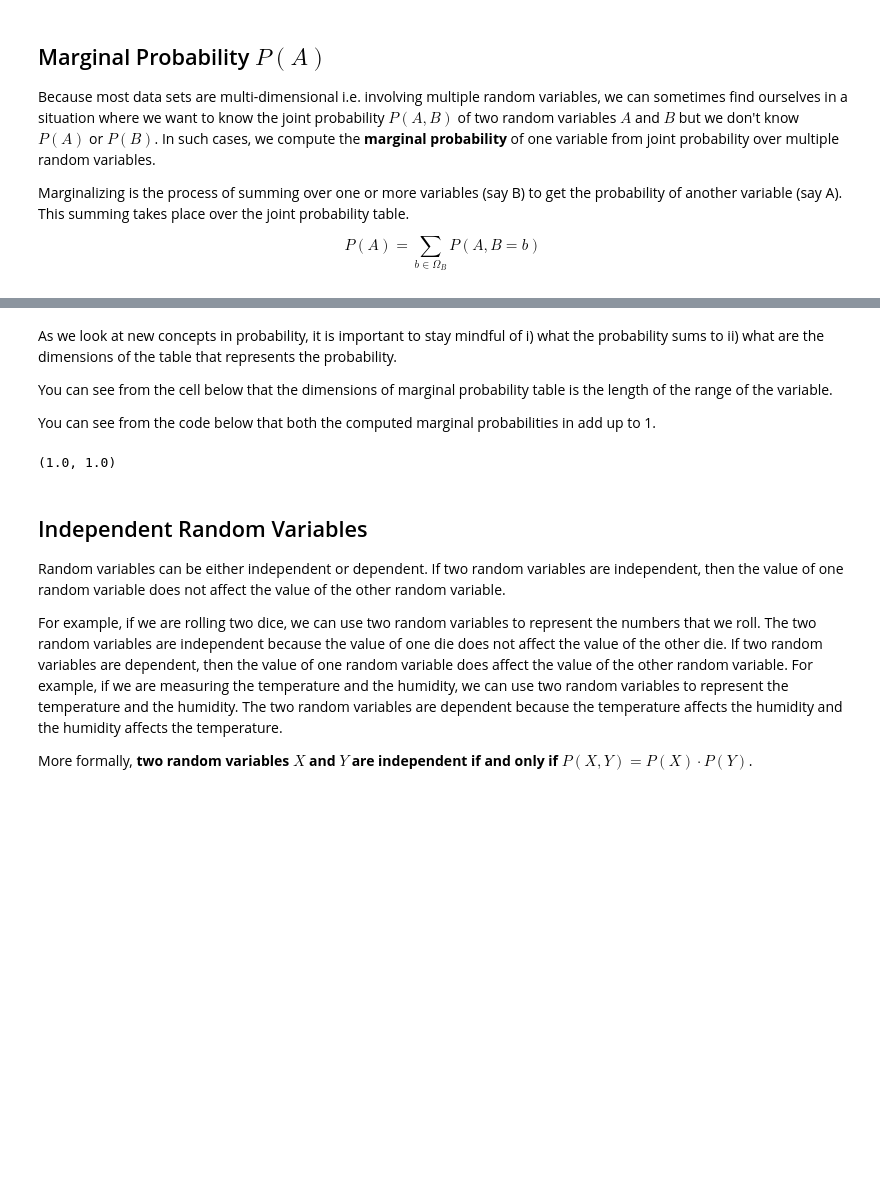
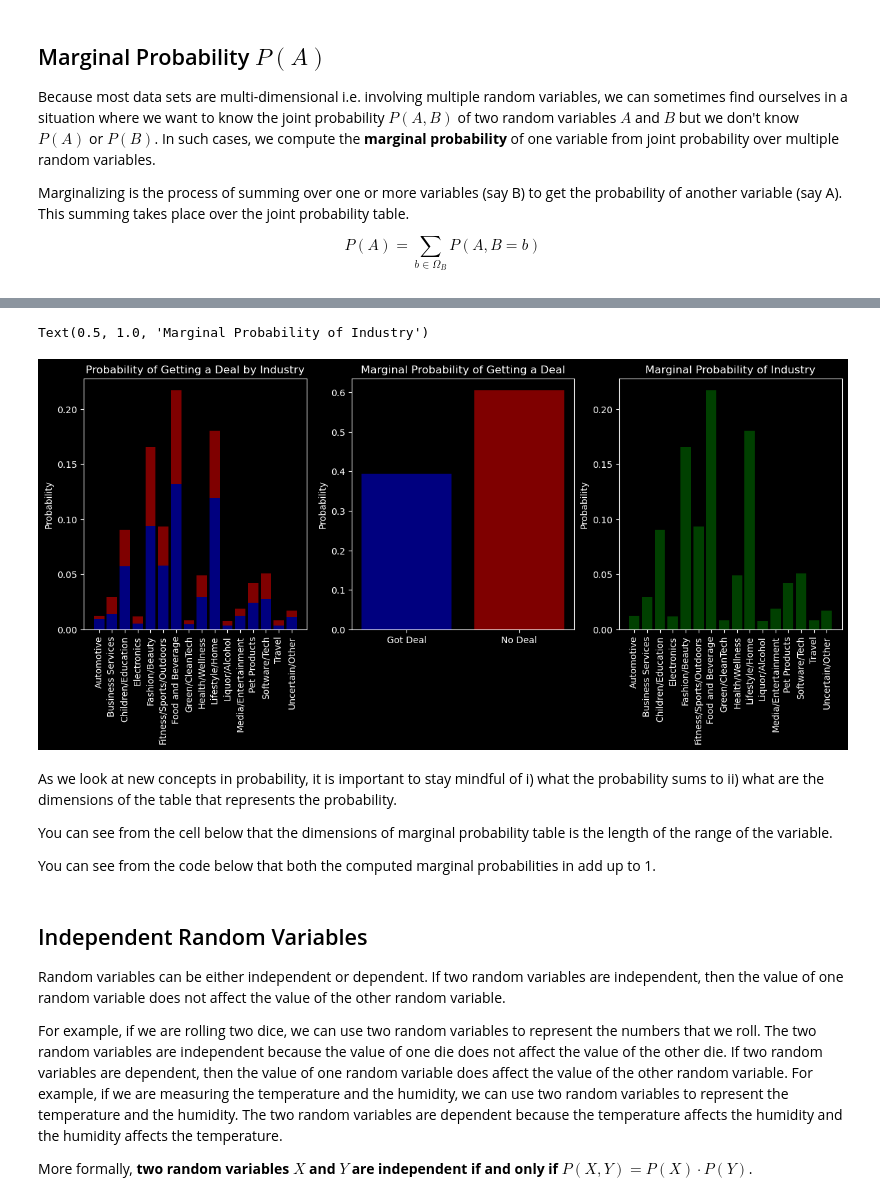
Before and after one commit to fahadsultan/csc272, a Jupyter notebook: probability/joint_prob.ipynb, the cells around one changed output, grey strips where cells are left out. Drawn from its saved outputs; the diff is of its cells as text; code cells hidden in the pictures; blank space fills up the shorter version.

```diff
--- a/probability/joint_prob.ipynb
+++ b/probability/joint_prob.ipynb
@@ -172,13 +204,35 @@ fig.suptitle("P(C) and P(D) (center and right) marginalized from joint probabili
+# %%
+fig, axs = plt.subplots(1, 3, figsize=(15, 5))
+
+axs[0].bar(joint_prob.index, joint_prob[True], label='Got Deal', color='blue', alpha=0.5)
+axs[0].bar(joint_prob.index, joint_prob[False], bottom=joint_prob[True], label='No Deal', color='red', alpha=0.5)
+axs[0].set_xticklabels(joint_prob.index, rotation=90)
+axs[0].set_ylabel('Probability')
+axs[0].set_title('Probability of Getting a Deal by Industry')
+
+# Marginal probability of getting a deal
+marginal_prob_deal = joint_prob.sum(axis=0)
+axs[1].bar(marginal_prob_deal.index, marginal_prob_deal, color=['blue', 'red'], alpha=0.5)
+axs[1].set_xticks([0, 1])
+axs[1].set_xticklabels(['Got Deal', 'No Deal'])
+axs[1].set_ylabel('Probability')
+axs[1].set_title('Marginal Probability of Getting a Deal')
+
+# Marginal probability of industry
+marginal_prob_industry = joint_prob.sum(axis=1)
+axs[2].bar(joint_prob.index, marginal_prob_industry, color='green', alpha=0.5)
+axs[2].set_xticklabels(joint_prob.index, rotation=90)
+axs[2].set_ylabel('Probability')
+axs[2].set_title('Marginal Probability of Industry')
+# %% [output]
+Text(0.5, 1.0, 'Marginal Probability of Industry')
+[figure, added]
 # %% [markdown]
 As we look at new concepts in probability, it is important to stay mindful of i) what the probability sums to ii) what are the dimensions of the table that represents the probability.
 
 You can see from the cell below that the dimensions of marginal probability table is the length of the range of the variable.
 
 You can see from the code below that both the computed marginal probabilities in add up to 1.
-# %%
-P_C.sum().round(3), P_D.sum().round(3)
-# %% [output]
-(1.0, 1.0)
 # %% [markdown]
 ## Independent Random Variables
 
```
Also changed, not shown: parts of 33 cells of this notebook, 23 other files.
